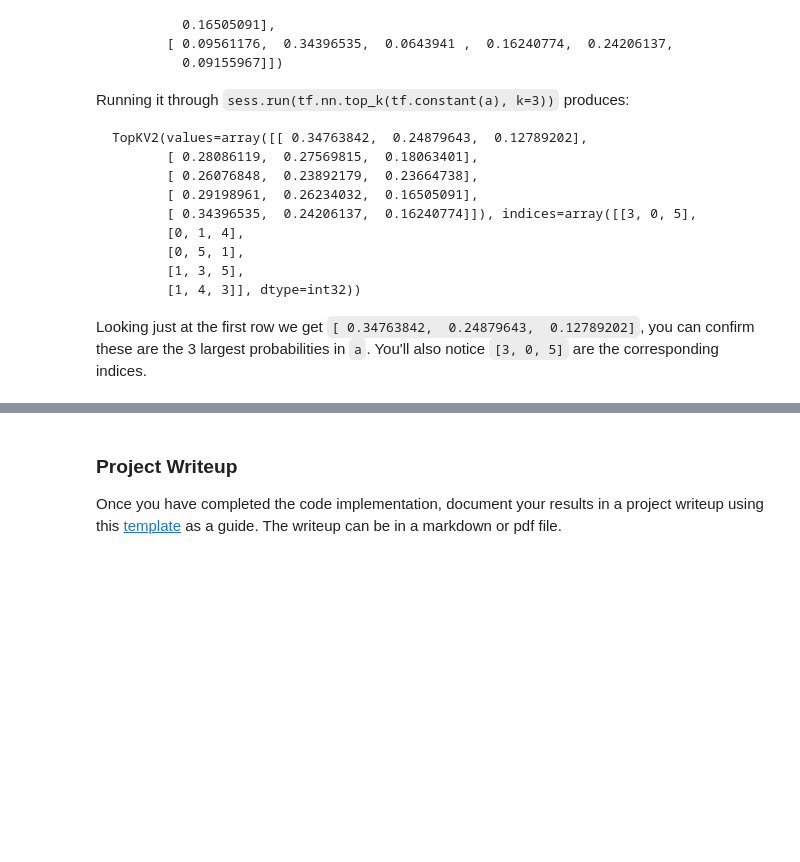
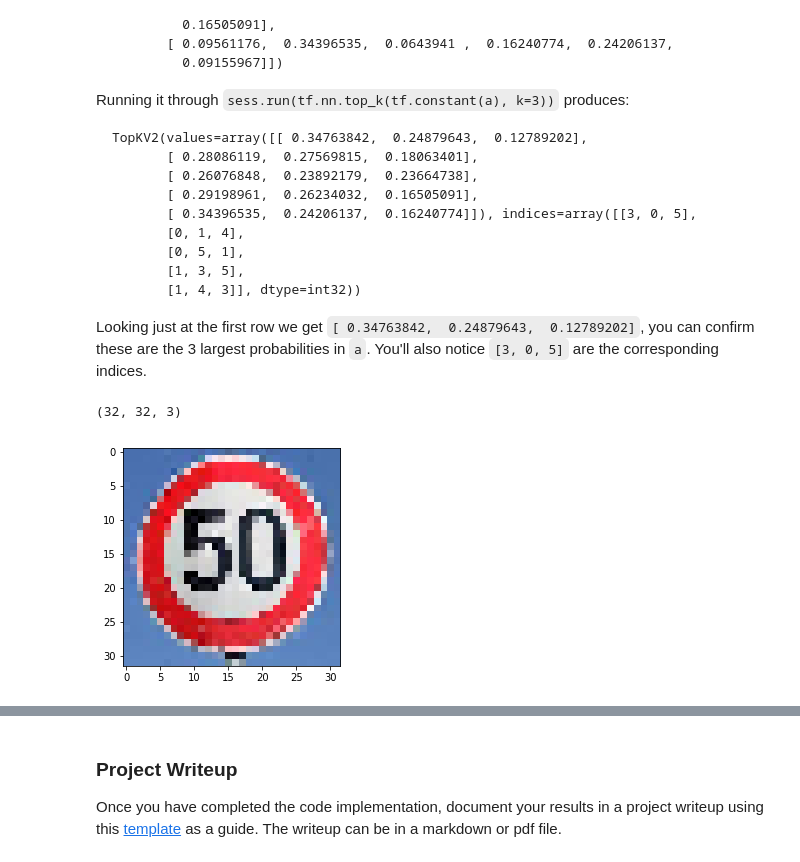
Before and after one commit to saksham/CarND-Traffic-Sign-Classifier-Project, a Jupyter notebook: Traffic_Sign_Classifier.ipynb, the cells around one changed output, grey strips where cells are left out. Drawn from its saved outputs; the diff is of its cells as text; code cells hidden in the pictures; blank space fills up the shorter version.

```diff
--- a/Traffic_Sign_Classifier.ipynb
+++ b/Traffic_Sign_Classifier.ipynb
@@ -334,3 +402,10 @@ Looking just at the first row we get `[ 0.34763842,  0.24879643,  0.12789202]`,
 # %%
 ### Print out the top five softmax probabilities for the predictions on the German traffic sign images found on the web.
 ### Feel free to use as many code cells as needed.
+# %%
+scaled = utils.read_image_for_lenet('data/traffic-signs-from-internet/max-50.jpeg')
+plt.imshow(scaled)
+print(scaled.shape)
+# %% [output]
+(32, 32, 3)
+[figure, added]
```
Also changed, not shown: parts of 15 cells of this notebook, 5 other files.
